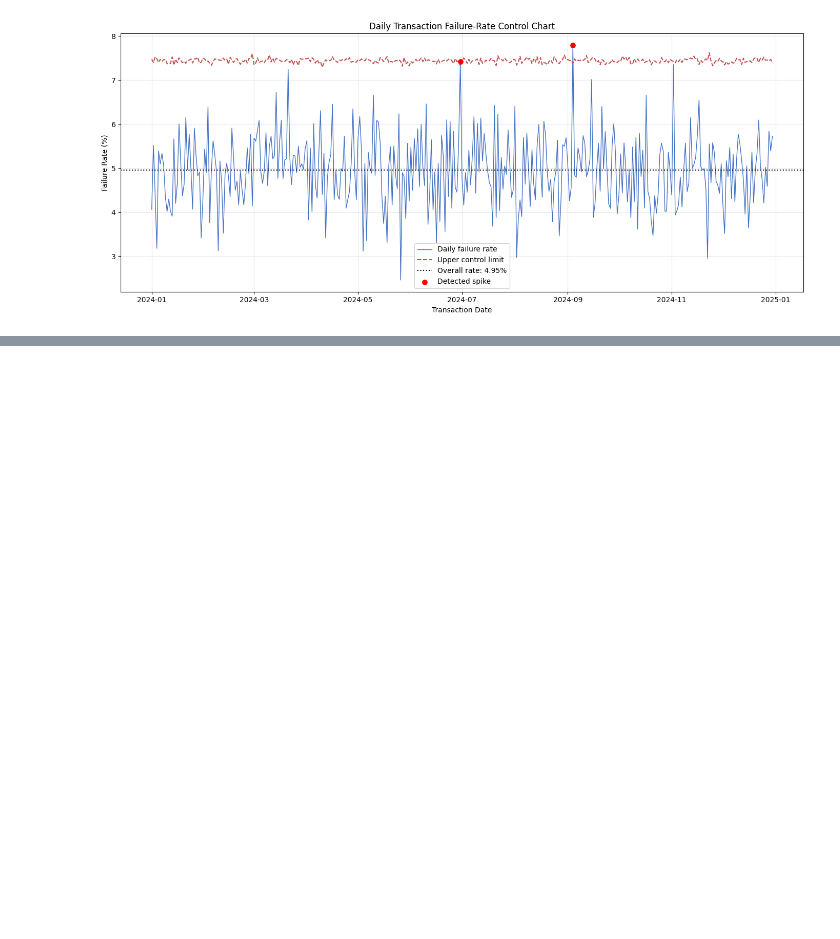
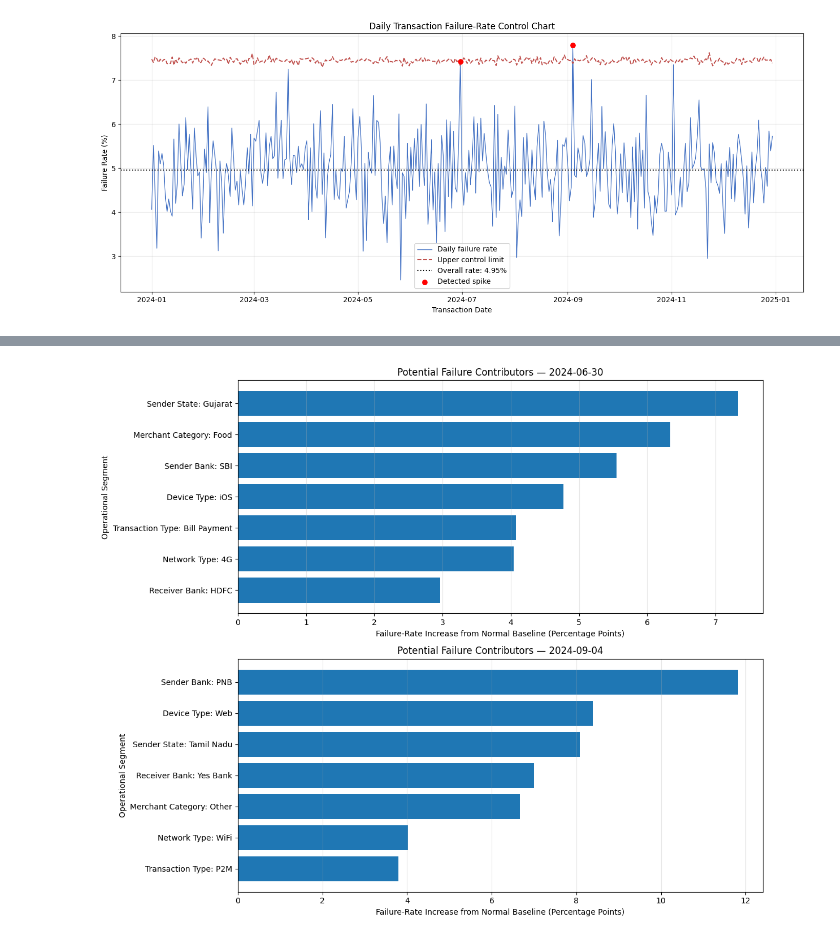
Before and after one commit to KaviyaVelmurugan/upi-transaction-intelligence-platform, a Jupyter notebook: notebooks/02_eda.ipynb, the cells around one changed output, grey strips where cells are left out. Saved outputs shown, nothing was run; the diff lists cells and outputs as text; code cells hidden in the pictures; blank space fills up the shorter version.

Commit message:
Root cause analysis

```diff
--- a/notebooks/02_eda.ipynb
+++ b/notebooks/02_eda.ipynb
@@ -2744,0 +2829,10 @@ plt.show()
+# %%
+analysis_dimensions = [
+    "transaction_type",
+    "merchant_category",
+    "sender_bank",
+    "receiver_bank",
+    "sender_state",
+    "device_type",
+    "network_type"
+]
@@ -2744,0 +3074,58 @@ plt.show()
+# %%
+plot_data = root_cause_candidates.copy()
+
+plot_data["segment"] = (
+    plot_data["dimension"]
+    .str.replace("_", " ")
+    .str.title()
+    + ": "
+    + plot_data["category"].astype(str)
+)
+
+dates = sorted(plot_data["transaction_date"].unique())
+
+fig, axes = plt.subplots(
+    len(dates),
+    1,
+    figsize=(12, 5 * len(dates))
+)
+
+if len(dates) == 1:
+    axes = [axes]
+
+for axis, date in zip(axes, dates):
+
+    date_data = (
+        plot_data[
+            plot_data["transaction_date"] == date
+        ]
+        .sort_values("failure_rate_lift_pp")
+    )
+
+    axis.barh(
+        date_data["segment"],
+        date_data["failure_rate_lift_pp"]
+    )
+
+    axis.axvline(
+        0,
+        color="black",
+        linewidth=1
+    )
+
+    axis.set_title(
+        f"Potential Failure Contributors — {date}"
+    )
+
+    axis.set_xlabel(
+        "Failure-Rate Increase from Normal Baseline "
+        "(Percentage Points)"
+    )
+
+    axis.set_ylabel("Operational Segment")
+    axis.grid(axis="x", alpha=0.3)
+
+plt.tight_layout()
+plt.show()
+# %% [output]
+[figure, added]
```
Also changed, not shown: parts of 5 cells of this notebook, 1 other file.
